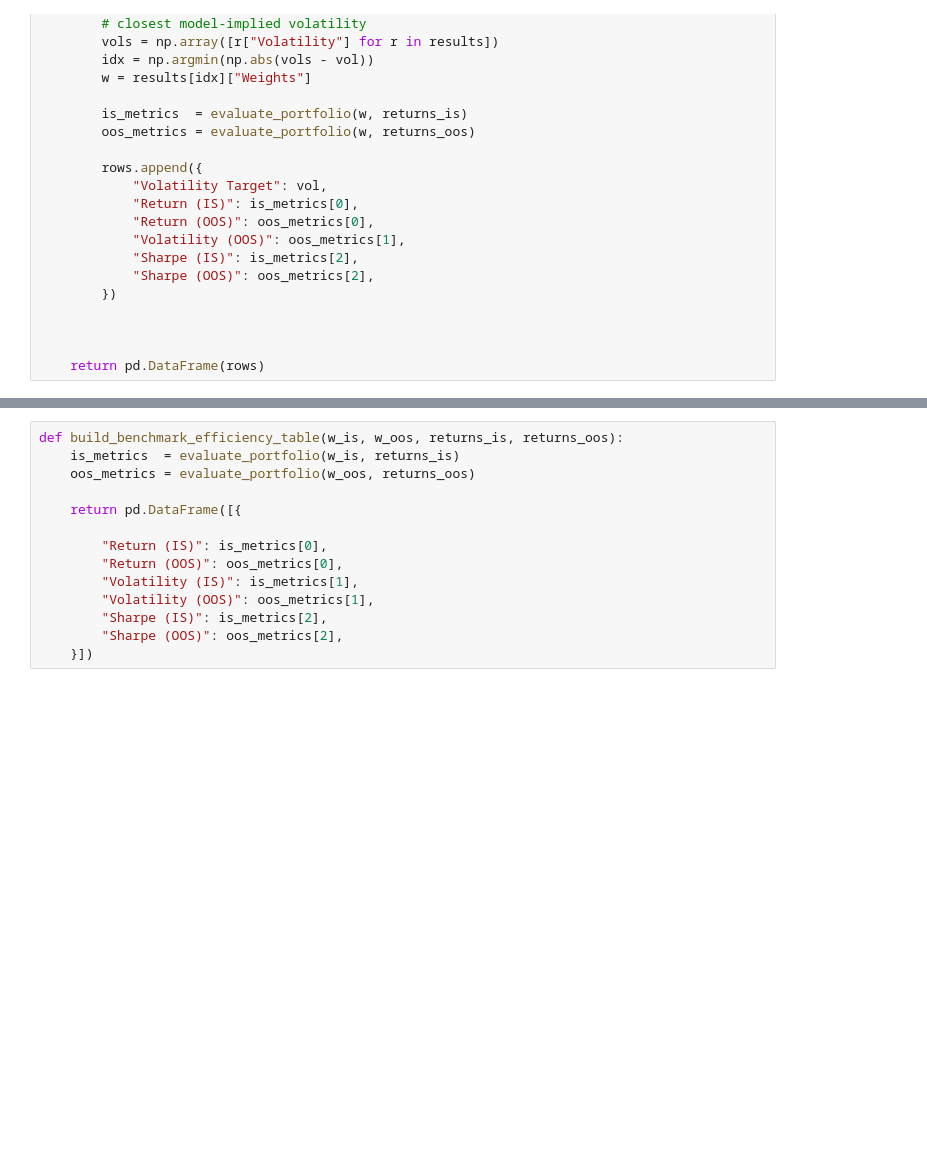
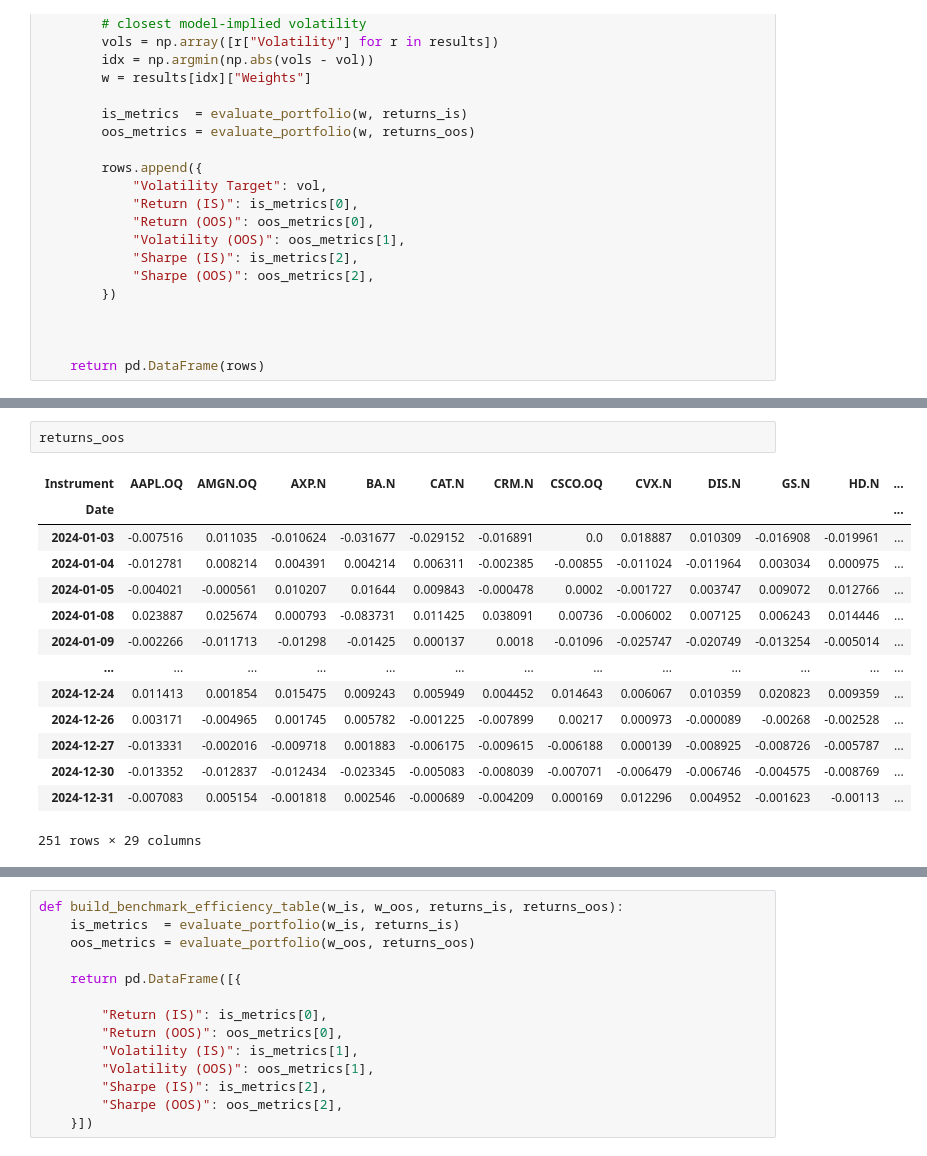
Before and after one commit to MSCA-DN-Digital-Finance/WP3_eXplainable_and_Fair_AI, a Jupyter notebook: IRP17/Code/green_finance/in_sample_out_sample_efficiency_analysis.ipynb, the cells around one changed output, grey strips where cells are left out. Cells and saved outputs as stored; diff of their text form; blank space fills up the shorter version.

```diff
--- a/IRP17/Code/green_finance/in_sample_out_sample_efficiency_analysis.ipynb
+++ b/IRP17/Code/green_finance/in_sample_out_sample_efficiency_analysis.ipynb
@@ -46 +76,18 @@ def build_efficiency_table(
+# %%
+returns_oos
+# %% [output]
+| Instrument | AAPL.OQ | AMGN.OQ | AXP.N | BA.N | CAT.N | CRM.N | CSCO.OQ | CVX.N | DIS.N | GS.N | HD.N | ... |
+| Date |  |  |  |  |  |  |  |  |  |  |  | ... |
+| 2024-01-03 | -0.007516 | 0.011035 | -0.010624 | -0.031677 | -0.029152 | -0.016891 | 0.0 | 0.018887 | 0.010309 | -0.016908 | -0.019961 | ... |
+| 2024-01-04 | -0.012781 | 0.008214 | 0.004391 | 0.004214 | 0.006311 | -0.002385 | -0.00855 | -0.011024 | -0.011964 | 0.003034 | 0.000975 | ... |
+| 2024-01-05 | -0.004021 | -0.000561 | 0.010207 | 0.01644 | 0.009843 | -0.000478 | 0.0002 | -0.001727 | 0.003747 | 0.009072 | 0.012766 | ... |
+| 2024-01-08 | 0.023887 | 0.025674 | 0.000793 | -0.083731 | 0.011425 | 0.038091 | 0.00736 | -0.006002 | 0.007125 | 0.006243 | 0.014446 | ... |
+| 2024-01-09 | -0.002266 | -0.011713 | -0.01298 | -0.01425 | 0.000137 | 0.0018 | -0.01096 | -0.025747 | -0.020749 | -0.013254 | -0.005014 | ... |
+| ... | ... | ... | ... | ... | ... | ... | ... | ... | ... | ... | ... | ... |
+| 2024-12-24 | 0.011413 | 0.001854 | 0.015475 | 0.009243 | 0.005949 | 0.004452 | 0.014643 | 0.006067 | 0.010359 | 0.020823 | 0.009359 | ... |
+| 2024-12-26 | 0.003171 | -0.004965 | 0.001745 | 0.005782 | -0.001225 | -0.007899 | 0.00217 | 0.000973 | -0.000089 | -0.00268 | -0.002528 | ... |
+| 2024-12-27 | -0.013331 | -0.002016 | -0.009718 | 0.001883 | -0.006175 | -0.009615 | -0.006188 | 0.000139 | -0.008925 | -0.008726 | -0.005787 | ... |
+| 2024-12-30 | -0.013352 | -0.012837 | -0.012434 | -0.023345 | -0.005083 | -0.008039 | -0.007071 | -0.006479 | -0.006746 | -0.004575 | -0.008769 | ... |
+| 2024-12-31 | -0.007083 | 0.005154 | -0.001818 | 0.002546 | -0.000689 | -0.004209 | 0.000169 | 0.012296 | 0.004952 | -0.001623 | -0.00113 | ... |
+251 rows × 29 columns
 # %%
```
Also changed, not shown: parts of 4 cells of this notebook, 16 other files.
